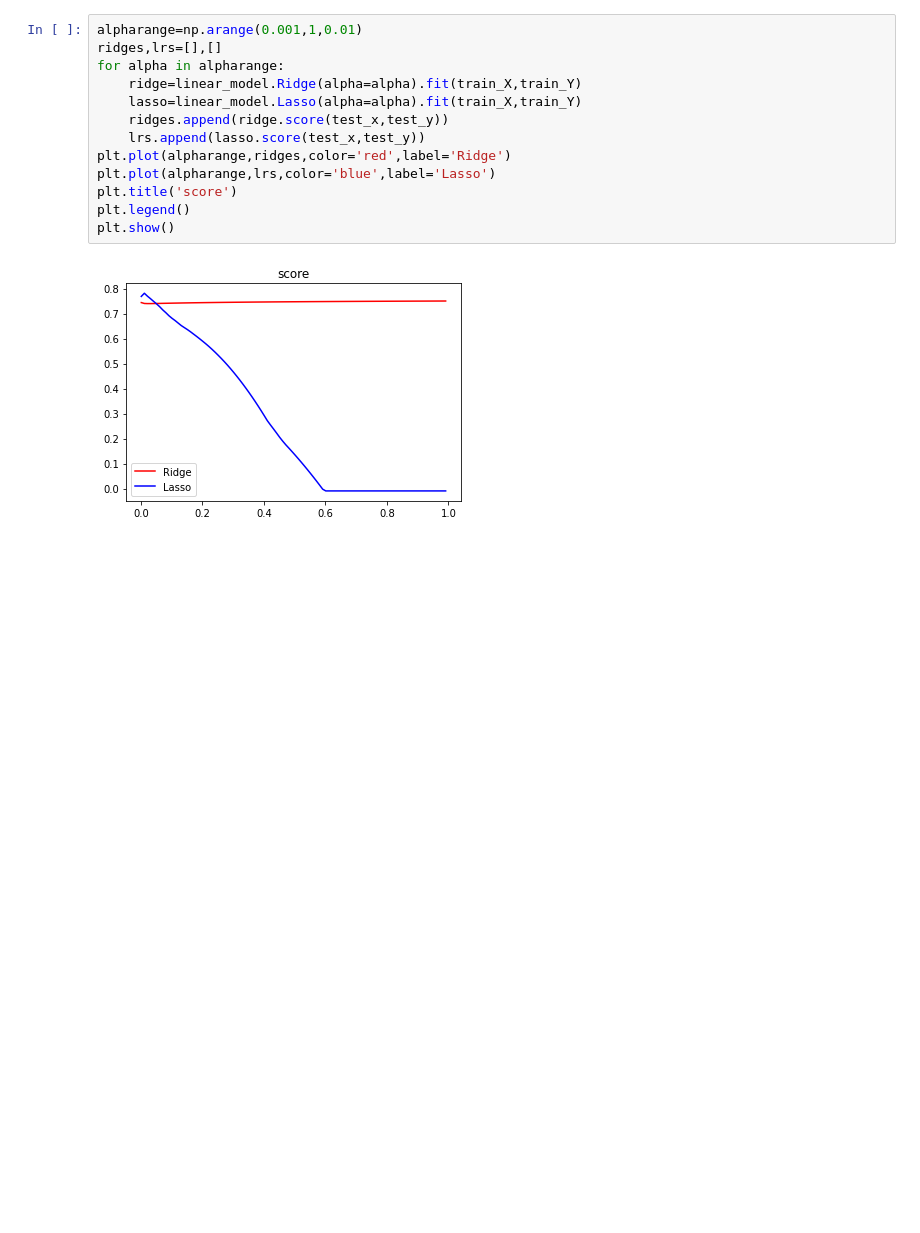
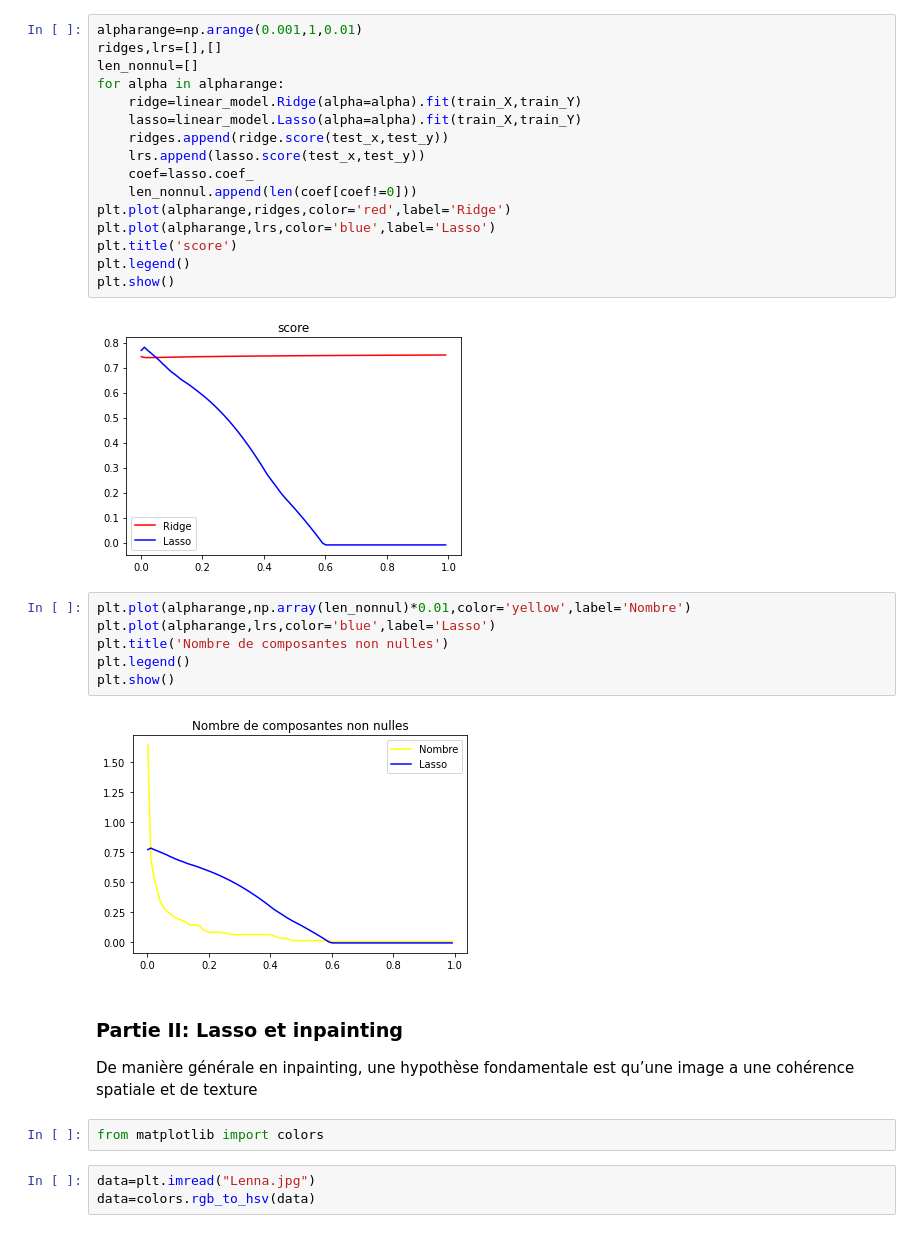
Before and after one commit to yuhanWG/M1S2_ML, a Jupyter notebook: projet/Projet ML.ipynb, the cells around one changed output. Cells and saved outputs as stored; diff of their text form; blank space fills up the shorter version.

```diff
--- a/projet/Projet ML.ipynb
+++ b/projet/Projet ML.ipynb
@@ -67,11 +67,14 @@ plt.show()
 # %%
 alpharange=np.arange(0.001,1,0.01)
 ridges,lrs=[],[]
+len_nonnul=[]
 for alpha in alpharange:
     ridge=linear_model.Ridge(alpha=alpha).fit(train_X,train_Y)
     lasso=linear_model.Lasso(alpha=alpha).fit(train_X,train_Y)
     ridges.append(ridge.score(test_x,test_y))
     lrs.append(lasso.score(test_x,test_y))
+    coef=lasso.coef_
+    len_nonnul.append(len(coef[coef!=0]))
 plt.plot(alpharange,ridges,color='red',label='Ridge')
 plt.plot(alpharange,lrs,color='blue',label='Lasso')
 plt.title('score')
@@ -79,3 +82,19 @@ plt.legend()
 plt.show()
 # %% [output]
 [figure]
+# %%
+plt.plot(alpharange,np.array(len_nonnul)*0.01,color='yellow',label='Nombre')
+plt.plot(alpharange,lrs,color='blue',label='Lasso')
+plt.title('Nombre de composantes non nulles')
+plt.legend()
+plt.show()
+# %% [output]
+[figure, added]
+# %% [markdown]
+### Partie II: Lasso et inpainting
+De manière générale en inpainting, une hypothèse fondamentale est qu’une image a une cohérence spatiale et de texture
+# %%
+from matplotlib import colors
+# %%
+data=plt.imread("Lenna.jpg")
+data=colors.rgb_to_hsv(data)
```
Also changed, not shown: parts of 2 cells of this notebook.
